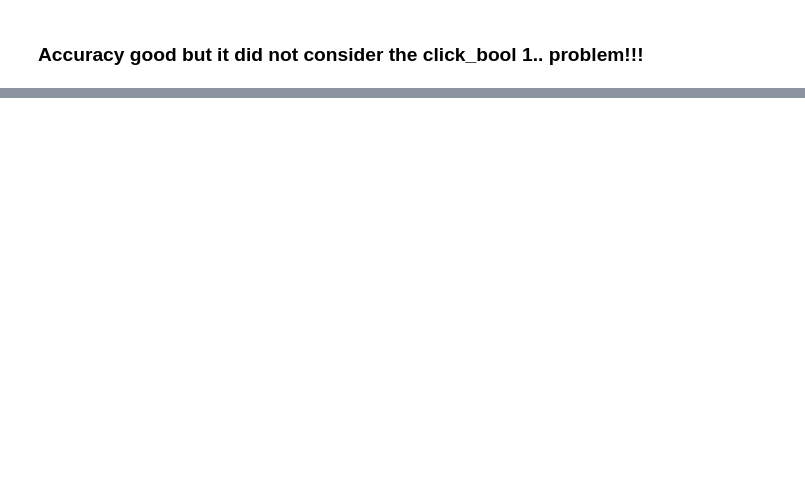
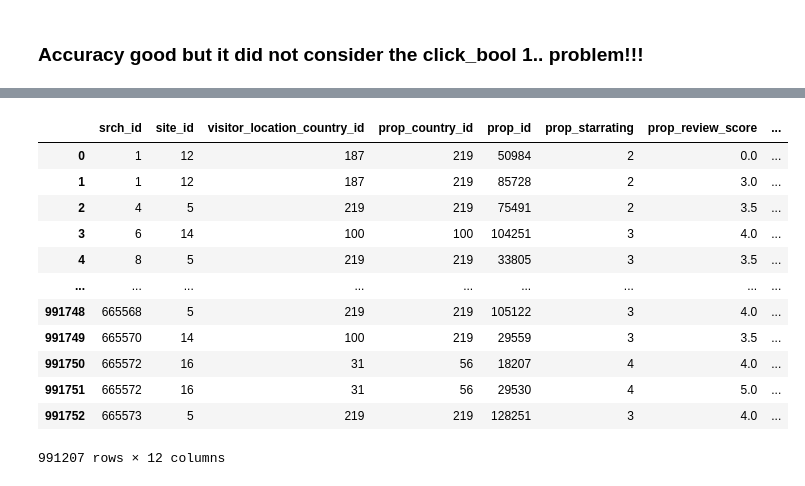
Before and after one commit to silencedsre/Click-Through-Rate, a Jupyter notebook: notebooks/Analysis From Sampled.ipynb, the cells around one changed output, grey strips where cells are left out. Cells and saved outputs as stored; diff of their text form; code cells hidden in the pictures; blank space fills up the shorter version.

```diff
--- a/notebooks/Analysis From Sampled.ipynb
+++ b/notebooks/Analysis From Sampled.ipynb
@@ -560,3 +543,19 @@ unique_df
 | 20 | random_bool | 2 |
 | 21 | click_bool | 2 |
 | 22 | booking_bool | 2 |
+# %%
+data.iloc[:, :12]
+# %% [output]
+|  | srch_id | site_id | visitor_location_country_id | prop_country_id | prop_id | prop_starrating | prop_review_score | ... |
+| 0 | 1 | 12 | 187 | 219 | 50984 | 2 | 0.0 | ... |
+| 1 | 1 | 12 | 187 | 219 | 85728 | 2 | 3.0 | ... |
+| 2 | 4 | 5 | 219 | 219 | 75491 | 2 | 3.5 | ... |
+| 3 | 6 | 14 | 100 | 100 | 104251 | 3 | 4.0 | ... |
+| 4 | 8 | 5 | 219 | 219 | 33805 | 3 | 3.5 | ... |
+| ... | ... | ... | ... | ... | ... | ... | ... | ... |
+| 991748 | 665568 | 5 | 219 | 219 | 105122 | 3 | 4.0 | ... |
+| 991749 | 665570 | 14 | 100 | 219 | 29559 | 3 | 3.5 | ... |
+| 991750 | 665572 | 16 | 31 | 56 | 18207 | 4 | 4.0 | ... |
+| 991751 | 665572 | 16 | 31 | 56 | 29530 | 4 | 5.0 | ... |
+| 991752 | 665573 | 5 | 219 | 219 | 128251 | 3 | 4.0 | ... |
+991207 rows × 12 columns
```
Also changed, not shown: parts of 28 cells of this notebook.
